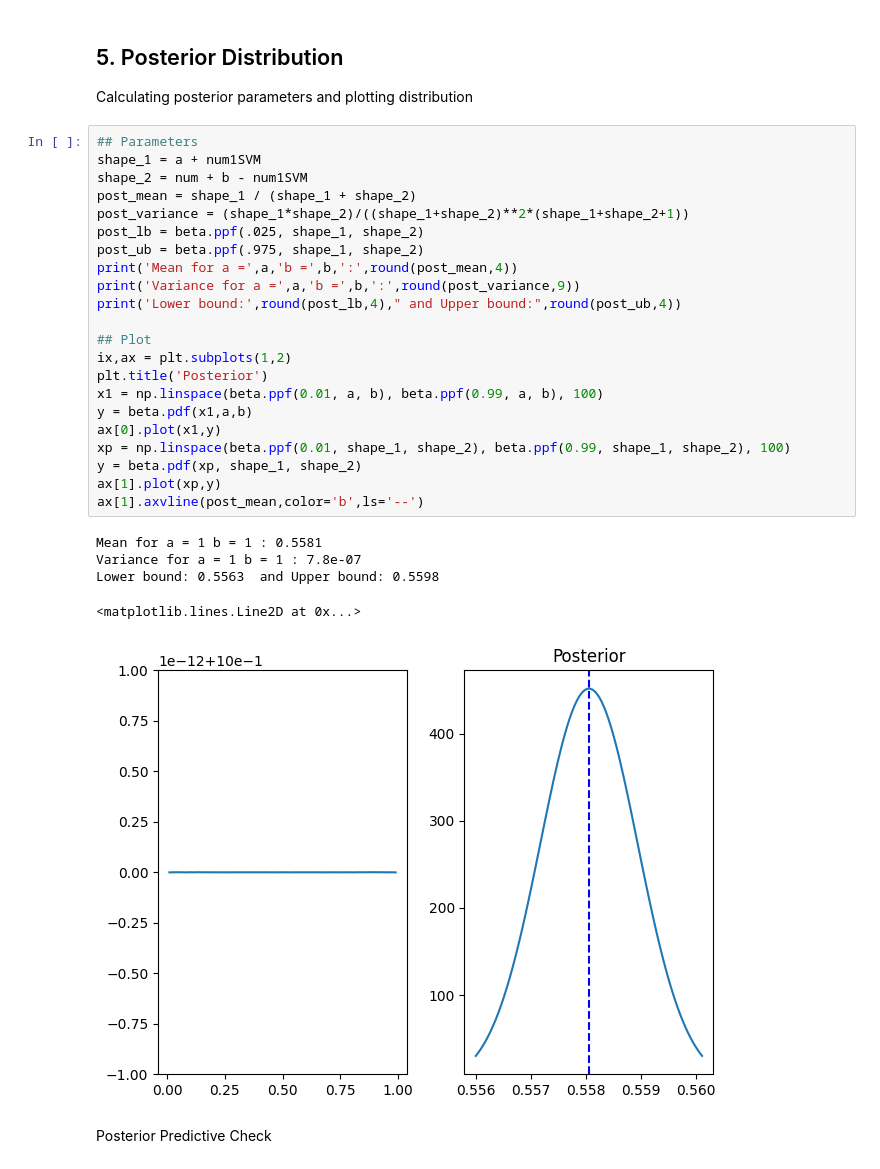
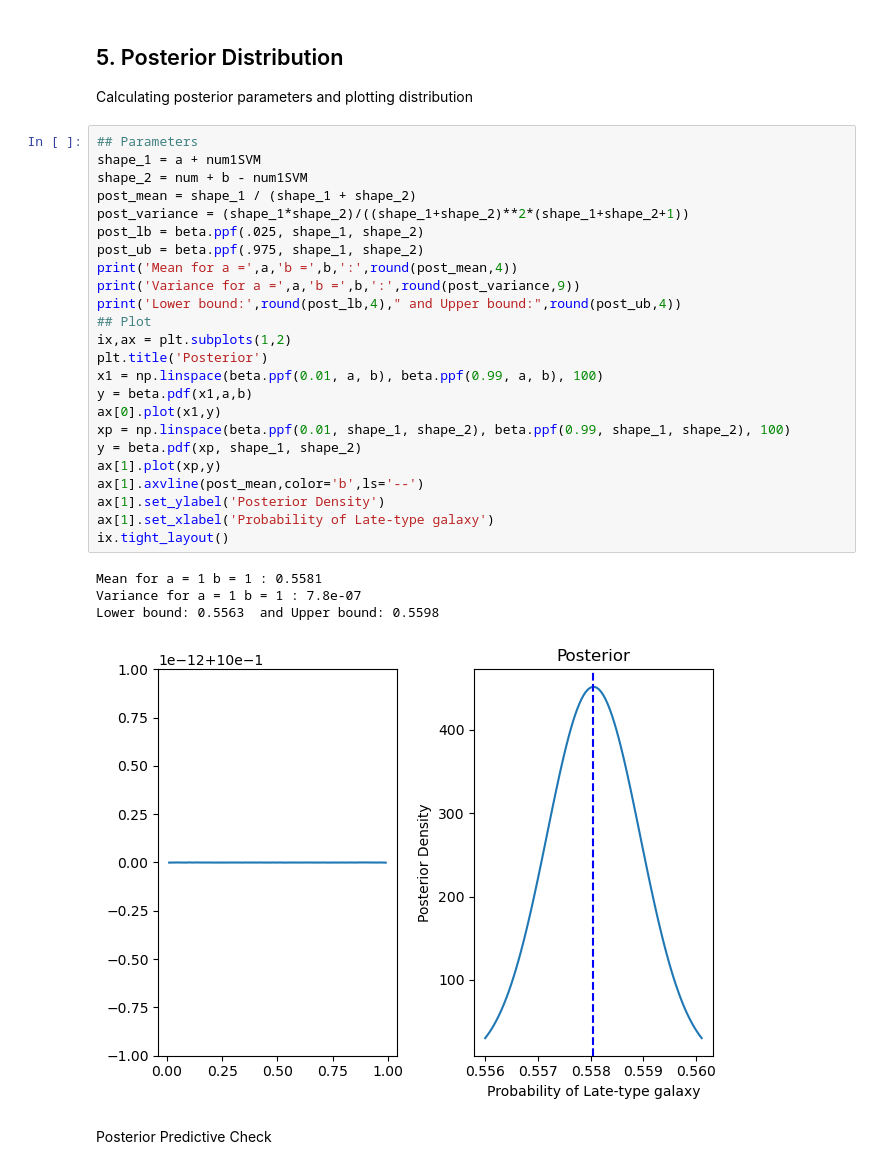
Before and after one commit to wallysands/AST5731_PROJ1, a Jupyter notebook: Project1.ipynb, the cells around one changed output. Saved outputs shown, nothing was run; the diff lists cells and outputs as text.

Commit message:
added comments and edited plots

```diff
--- a/Project1.ipynb
+++ b/Project1.ipynb
@@ -113,31 +117,32 @@ Calculating posterior parameters and plotting distribution
 # %%
 ## Parameters
 shape_1 = a + num1SVM
 shape_2 = num + b - num1SVM
 post_mean = shape_1 / (shape_1 + shape_2)
 post_variance = (shape_1*shape_2)/((shape_1+shape_2)**2*(shape_1+shape_2+1))
 post_lb = beta.ppf(.025, shape_1, shape_2)
 post_ub = beta.ppf(.975, shape_1, shape_2)
 print('Mean for a =',a,'b =',b,':',round(post_mean,4))
 print('Variance for a =',a,'b =',b,':',round(post_variance,9))
 print('Lower bound:',round(post_lb,4)," and Upper bound:",round(post_ub,4))
-
 ## Plot
 ix,ax = plt.subplots(1,2)
 plt.title('Posterior')
 x1 = np.linspace(beta.ppf(0.01, a, b), beta.ppf(0.99, a, b), 100)
 y = beta.pdf(x1,a,b)
 ax[0].plot(x1,y)
 xp = np.linspace(beta.ppf(0.01, shape_1, shape_2), beta.ppf(0.99, shape_1, shape_2), 100)
 y = beta.pdf(xp, shape_1, shape_2)
 ax[1].plot(xp,y)
 ax[1].axvline(post_mean,color='b',ls='--')
+ax[1].set_ylabel('Posterior Density')
+ax[1].set_xlabel('Probability of Late-type galaxy')
+ix.tight_layout()
 # %% [output]
 Mean for a = 1 b = 1 : 0.5581
 Variance for a = 1 b = 1 : 7.8e-07
 Lower bound: 0.5563  and Upper bound: 0.5598
-<matplotlib.lines.Line2D at 0x...>
-[figure, old version]
+[figure, new version]
 # %% [markdown]
 Posterior Predictive Check
 # %%
```
Also changed, not shown: parts of 10 cells of this notebook.
